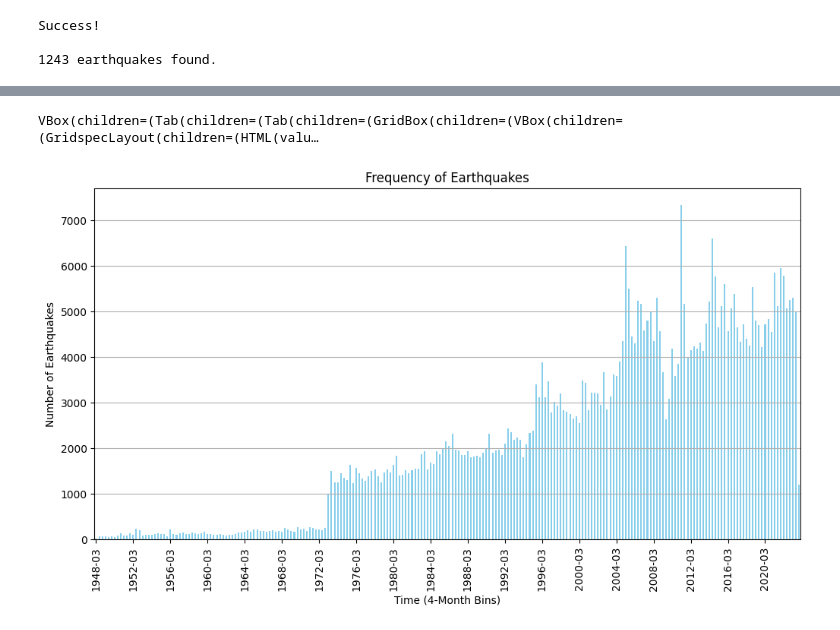
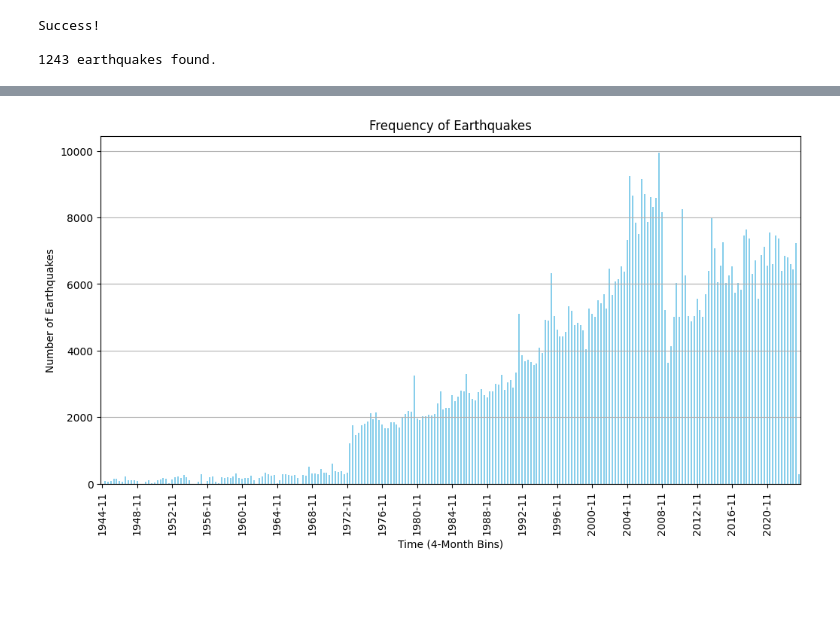
Before and after one commit to johnny-woodtke/quakin, a Jupyter notebook: main.ipynb, the cells around one changed output, grey strips where cells are left out. Saved outputs shown, nothing was run; the diff lists cells and outputs as text; code cells hidden in the pictures; blank space fills up the shorter version.

```diff
--- a/main.ipynb
+++ b/main.ipynb
@@ -190,5 +214,7 @@ import pandas as pd
 
 df = pd.read_csv(IMPORT_FILE_NAME + '.csv', index_col=0)
 
-# convert time column to datetime
+# convert time column to datetime and sort by datetime
 df['datetime'] = pd.to_datetime(df['time'], unit='ms')
+df = df.drop(columns=['time'])
+df = df.sort_values(by='datetime')
@@ -198,38 +221,27 @@ PROFILE_REPORT_FILENAME = 'profile_report' # don't include extension
-# %%
-
-import ydata_profiling as ydp
-
-profile = ydp.ProfileReport(df)
-
-profile.to_file(PROFILE_REPORT_FILENAME + '.html')
-
-profile.to_widgets()
-# %% [output]
-VBox(children=(Tab(children=(Tab(children=(GridBox(children=(VBox(children=(GridspecLayout(children=(HTML(valu…
 # %%
 # earthquake frequency over time (histogram)
 import matplotlib.pyplot as plt
 
 # Set 'time' column as the index
 freq = df.copy()
-freq.set_index('datetime', inplace=True)
+freq = freq.set_index('datetime')
 
 # Resample the data to 4-month frequency and count the number of earthquakes in each 4-month period
 bins = freq.resample('4M').size()
 
 # Create a bar plot
 plt.figure(figsize=(12, 6))
 bins.plot(kind='bar', color='skyblue')
 plt.title('Frequency of Earthquakes')
 plt.xlabel('Time (4-Month Bins)')
 plt.ylabel('Number of Earthquakes')
 plt.grid(axis='y')
 # Set x-tick positions to show every 12th tick
 x_tick_positions = range(0, len(bins), 12)
 plt.xticks(x_tick_positions, bins.index[x_tick_positions].strftime('%Y-%m'))
 plt.show()
 # %% [output]
-[figure, old version]
+[figure, new version]
 # %%
 # earthquake magnitude over time (five year rolling average)
 import matplotlib.pyplot as plt
```
Also changed, not shown: parts of 7 cells of this notebook, 2 other files.
